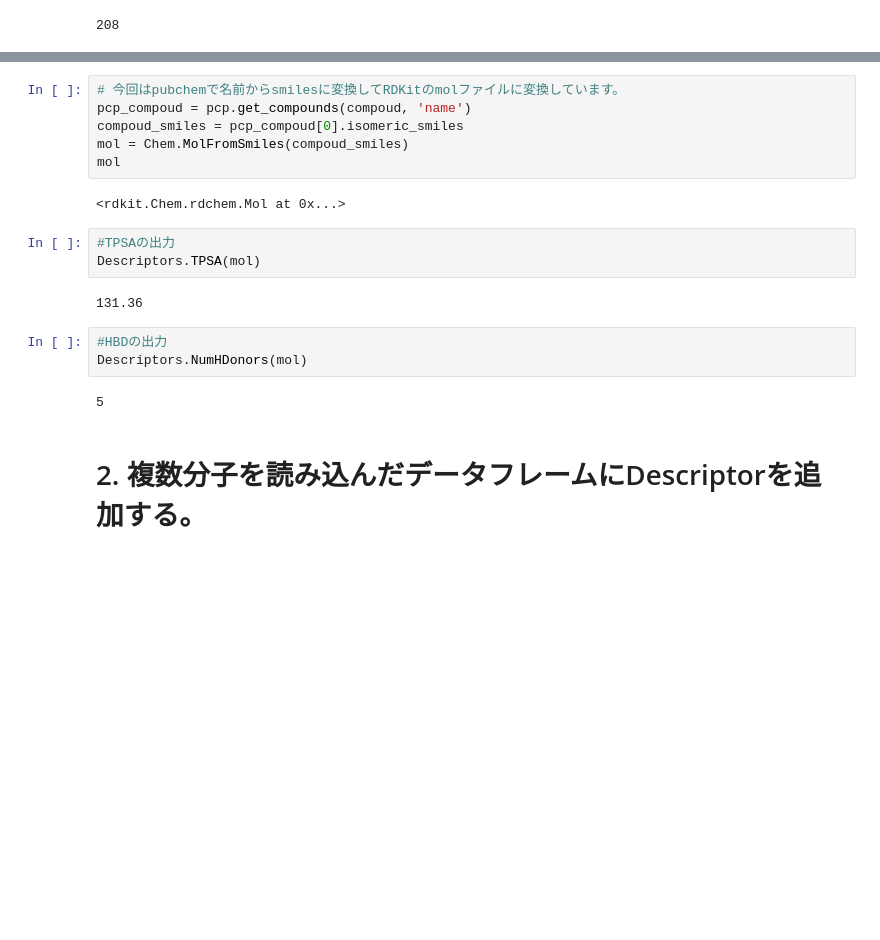
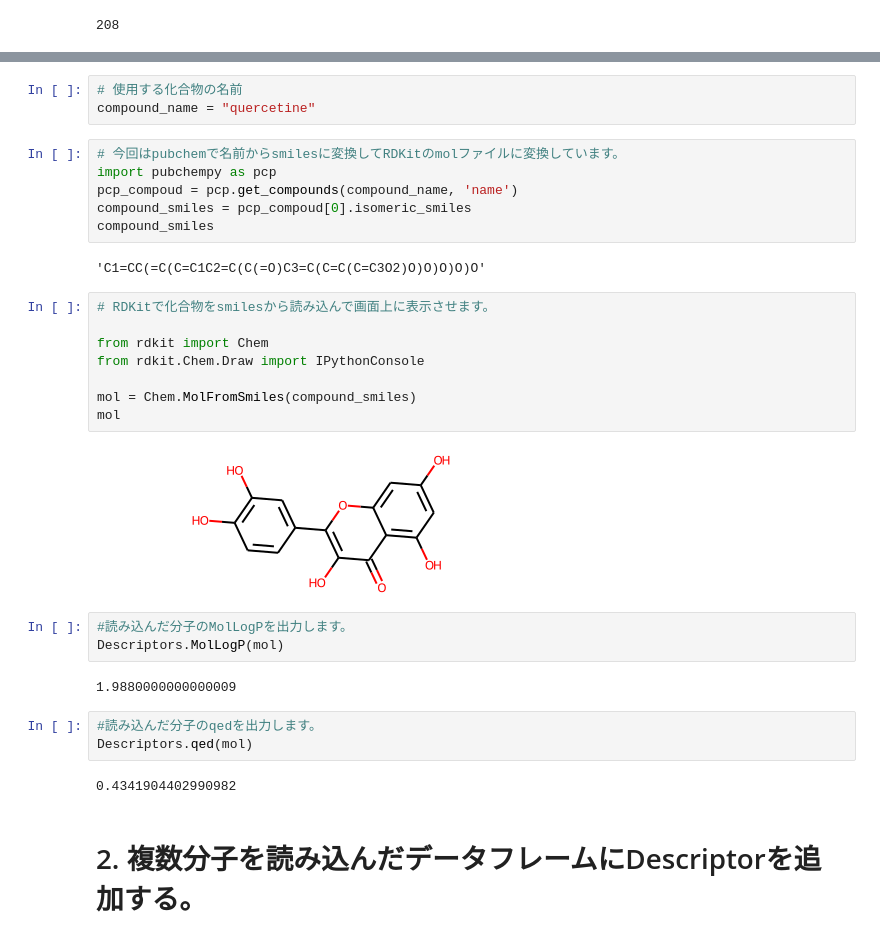
Before and after one commit to chemoinformatics-lecture/lecture-beginner, a Jupyter notebook: lesson04_RDKit/lecture_note_colab_RDKit_no2_Descriptorsの使い方.ipynb, the cells around one changed output, grey strips where cells are left out. Cells and saved outputs as stored; diff of their text form; blank space fills up the shorter version.

```diff
--- a/lesson04_RDKit/lecture_note_colab_RDKit_no2_Descriptorsの使い方.ipynb
+++ b/lesson04_RDKit/lecture_note_colab_RDKit_no2_Descriptorsの使い方.ipynb
@@ -58,21 +31,34 @@ compoud = "quercetine"
+# %%
+# 使用する化合物の名前
+compound_name = "quercetine"
 # %%
 # 今回はpubchemで名前からsmilesに変換してRDKitのmolファイルに変換しています。
-pcp_compoud = pcp.get_compounds(compoud, 'name')
-compoud_smiles = pcp_compoud[0].isomeric_smiles
-mol = Chem.MolFromSmiles(compoud_smiles)
-mol
+import pubchempy as pcp
+pcp_compoud = pcp.get_compounds(compound_name, 'name')
+compound_smiles = pcp_compoud[0].isomeric_smiles
+compound_smiles
 # %% [output]
-<rdkit.Chem.rdchem.Mol at 0x...>
+'C1=CC(=C(C=C1C2=C(C(=O)C3=C(C=C(C=C3O2)O)O)O)O)O'
+# %%
+# RDKitで化合物をsmilesから読み込んで画面上に表示させます。
+
+from rdkit import Chem
+from rdkit.Chem.Draw import IPythonConsole
+
+mol = Chem.MolFromSmiles(compound_smiles)
+mol
+# %% [output]
+[figure, added]
 # %%
-#TPSAの出力
-Descriptors.TPSA(mol)
+#読み込んだ分子のMolLogPを出力します。
+Descriptors.MolLogP(mol)
 # %% [output]
-131.36
+1.9880000000000009
 # %%
-#HBDの出力
-Descriptors.NumHDonors(mol)
+#読み込んだ分子のqedを出力します。
+Descriptors.qed(mol)
 # %% [output]
-5
+0.4341904402990982
 # %% [markdown]
 # 2. 複数分子を読み込んだデータフレームにDescriptorを追加する。
 # %%
```
Also changed, not shown: parts of 19 cells of this notebook.
